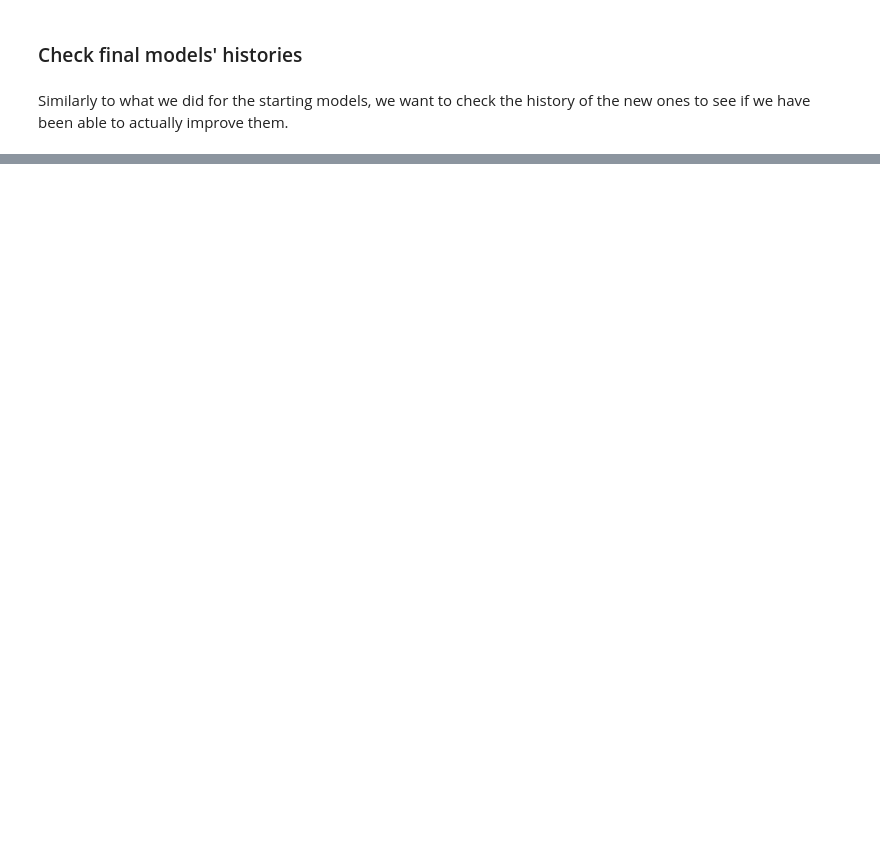
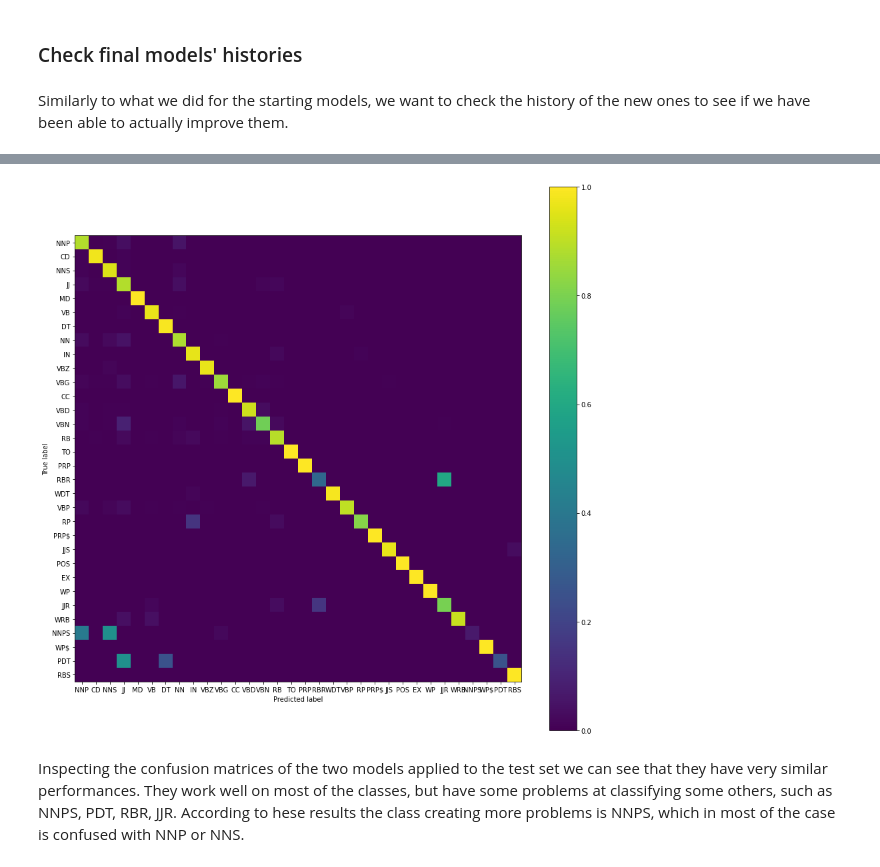
Before and after one commit to HumidBore/NLP_Assignments, a Jupyter notebook: Assignment 1/Francesco_Rooshan_UmbertoAssignment1_2022.ipynb, the cells around one changed output, grey strips where cells are left out. Cells and saved outputs as stored; diff of their text form; code cells hidden in the pictures; blank space fills up the shorter version.

```diff
--- a/Assignment 1/Francesco_Rooshan_UmbertoAssignment1_2022.ipynb
+++ b/Assignment 1/Francesco_Rooshan_UmbertoAssignment1_2022.ipynb
@@ -1496,0 +1687,8 @@ dropout_layer-dropout_LSTM model has f1-score on the test set equal to 0.84699
+# %%
+plot_confusion_matrix(best_two_models[1],
+                      x_st["test"],
+                      y_cat["test"],
+                      punctuation_enc,
+                      idx_to_label
+                      )
+# %% [output]
@@ -1496,0 +1696,3 @@ dropout_layer-dropout_LSTM model has f1-score on the test set equal to 0.84699
+[figure, added]
+# %% [markdown]
+Inspecting the confusion matrices of the two models applied to the test set we can see that they have very similar performances. They work well on most of the classes, but have some problems at classifying some others, such as NNPS, PDT, RBR, JJR. According to hese results the class creating more problems is NNPS, which in most of the case is confused with NNP or NNS.
```
Also changed, not shown: parts of 57 cells of this notebook, 1 other file.
